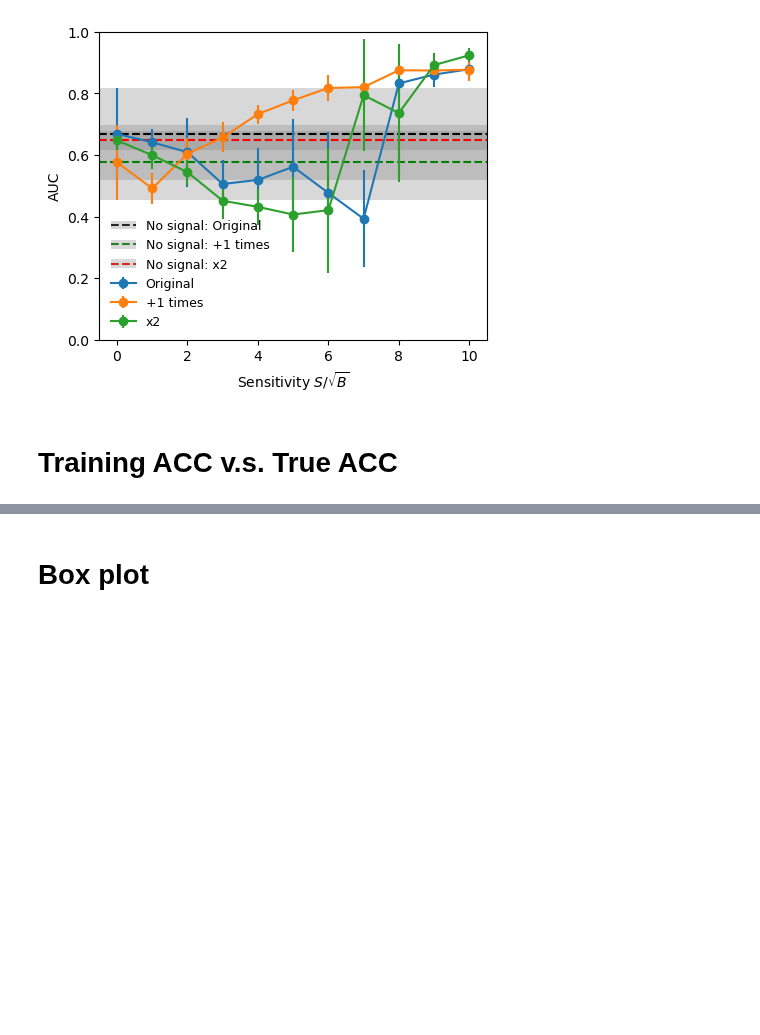
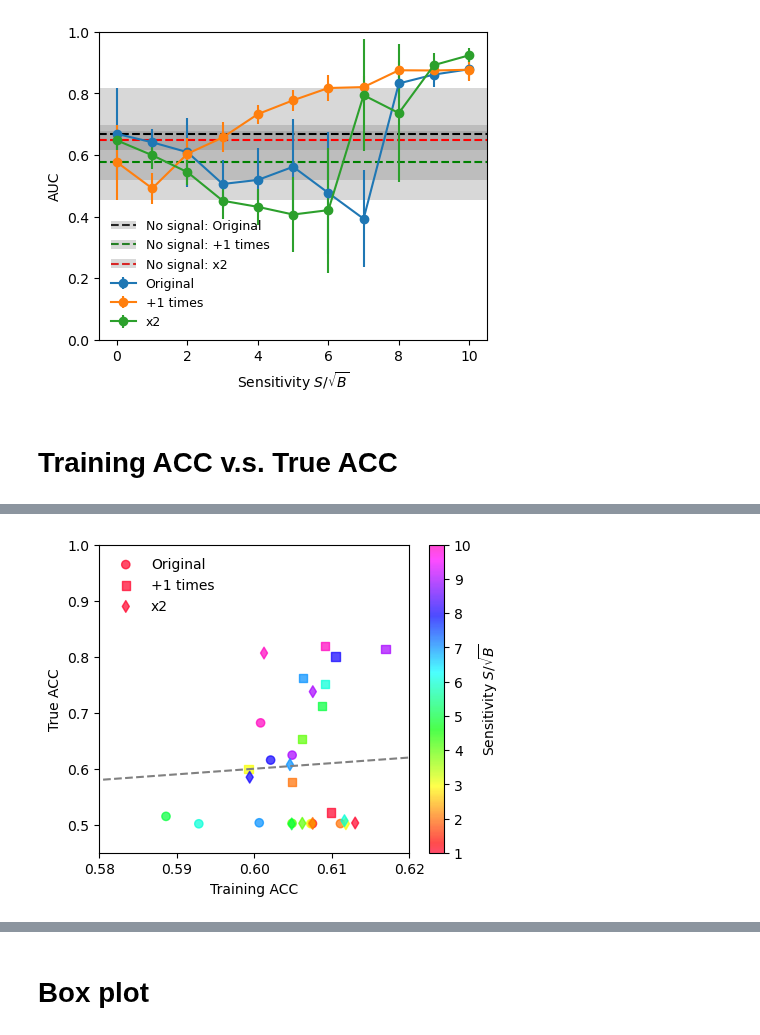
Before and after one commit to r10222035/data_augmentation, a Jupyter notebook: CNN/read_CNN_results.ipynb, the cells around one changed output, grey strips where cells are left out. Drawn from its saved outputs; the diff is of its cells as text; code cells hidden in the pictures; blank space fills up the shorter version.

```diff
--- a/CNN/read_CNN_results.ipynb
+++ b/CNN/read_CNN_results.ipynb
@@ -408,0 +513,46 @@ plt.show()
+# %%
+def plot_training_true_ACC(df, sample_type_format, model_name_format, **kwargs):
+    # sample_type_format = 'Sensitivity: {s:.1f}'
+    # model_name_format = 'SB_{s:.1f}_new'
+
+    ACC_train, ACC_true, sensitivity = [], [], []
+
+    for s in range(1,11):
+
+        sample_type = sample_type_format.format(s)
+        model_name = model_name_format.format(s)
+
+        row = (df['Sample Type'] == sample_type) & (df['Model Name'] == model_name)
+
+        ACC_train.append(df[row]['ACC'].mean())
+        ACC_true.append(df[row]['ACC-true'].mean())
+
+        sensitivity.append(s)
+
+    scatter = ax.scatter(ACC_train, ACC_true, c=sensitivity, alpha=0.7, cmap='gist_rainbow', **kwargs)
+
+    return scatter
+# %%
+fig, ax = plt.subplots(1,1, figsize=(5,4))
+
+scatter = plot_training_true_ACC(df, 'Sensitivity: {:.1f}', 'SB_{:.1f}_new', marker='o', label='Original')
+scatter = plot_training_true_ACC(df, 'Sensitivity: {:.1f}, Augmentation: 1', 'SB_{:.1f}_aug_1_new', marker='s', label='+1 times')
+scatter = plot_training_true_ACC(df, 'Sensitivity: {:.1f}, Luminosity: x2', 'SB_{:.1f}_x2_new', marker='d', label='x2')
+
+ax.plot([0,1], [0,1], color='grey', linestyle='--')
+
+colorbar = plt.colorbar(scatter)
+colorbar.set_label('Sensitivity $S / \sqrt{B}$')
+
+ax.set_xlabel('Training ACC')
+ax.set_ylabel('True ACC')
+
+ax.set_xlim(0.58, 0.62)
+ax.set_ylim(0.45, 1)
+
+ax.legend(frameon=False, loc='upper left')
+
+plt.savefig('../figures/HVmodel_training_true_acc_aug_1_x2.pdf', dpi=300, facecolor='White', bbox_inches='tight')
+plt.show()
+# %% [output]
+[figure, added]
```
Also changed, not shown: parts of 8 cells of this notebook, 2 other files.
